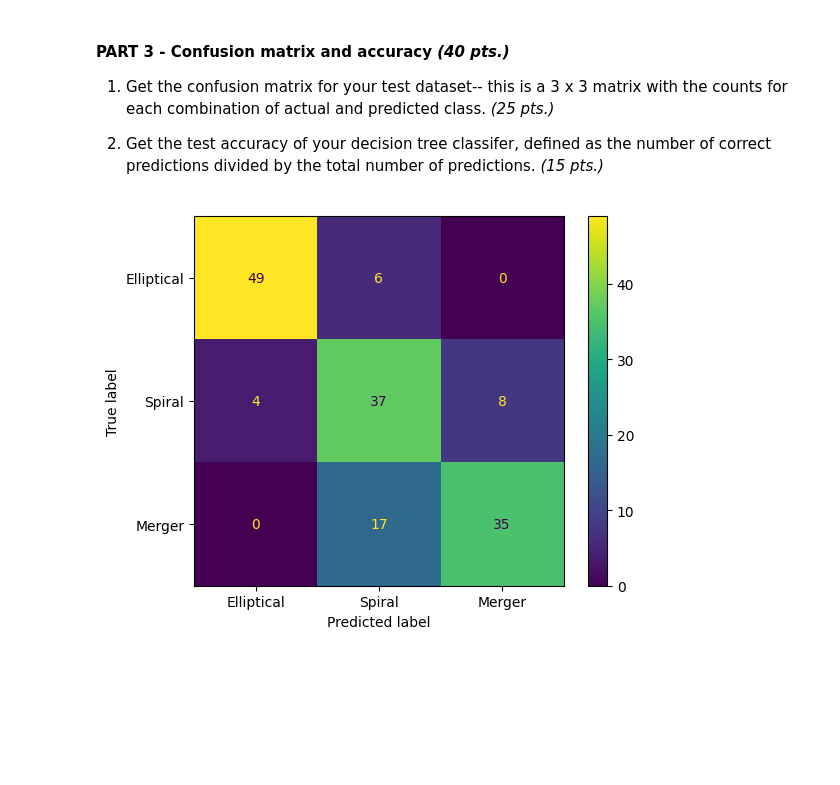
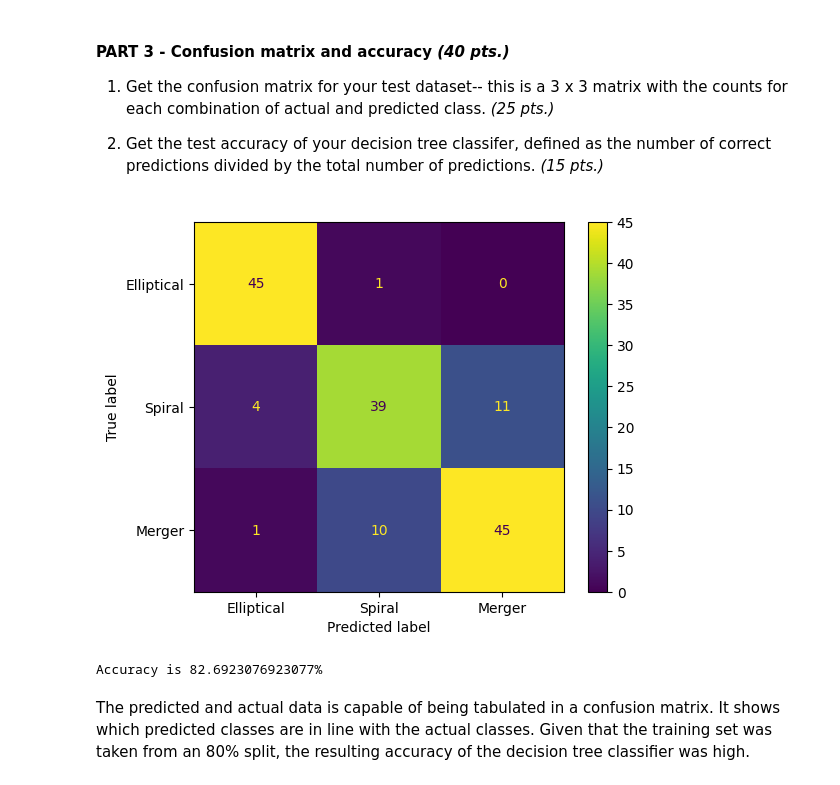
Before and after one commit to Damalius/Applied-Physics-157, a Jupyter notebook: Estacio_lab_assignment_A2.ipynb, the cells around one changed output. Saved outputs shown, nothing was run; the diff lists cells and outputs as text; code cells hidden in the pictures; blank space fills up the shorter version.

```diff
--- a/Estacio_lab_assignment_A2.ipynb
+++ b/Estacio_lab_assignment_A2.ipynb
@@ -183,15 +187,12 @@ from sklearn.model_selection import train_test_split
 from sklearn.tree import DecisionTreeClassifier
 
 def predict_class(data):
-  features_train, features_test, targets_train, targets_test = train_test_split(features, targets, train_size = 0.8, test_size = 0.2
-                                                      , random_state = 42
-                                                      )
-
+  features_train, features_test, targets_train, targets_test = train_test_split(features, targets, train_size = 0.8, test_size = 0.2)
+  # Splitting of features into training and test
   clf = DecisionTreeClassifier()
   clf = clf.fit(features_train, targets_train)
   targets_predict = pd.DataFrame(clf.predict(features_test))
+  # Prediction of targets from test features
   return targets_predict, targets_test
 
 predicted_class, actual_class = predict_class(data)
-actual_class.reset_index(inplace = False)
-print(actual_class)
@@ -217,10 +207,16 @@ Name: class, Length: 156, dtype: object
 # %%
 from sklearn import metrics
 import matplotlib.pyplot as plt
 
-confusion_matrix = metrics.confusion_matrix(actual_class, predicted_class)
-cm_display = metrics.ConfusionMatrixDisplay(confusion_matrix = confusion_matrix, display_labels = ["Elliptical", "Spiral", "Merger"])
+cmatrix = metrics.confusion_matrix(actual_class, predicted_class)
+cm_display = metrics.ConfusionMatrixDisplay(confusion_matrix = cmatrix, display_labels = ["Elliptical", "Spiral", "Merger"])
 cm_display.plot()
 plt.show()
+# Creating and plotting of confusion matrix
+print("Accuracy is " + str(((cmatrix[0][0] + cmatrix[1][1] + cmatrix[2][2])/np.sum(cmatrix))*100) + "%")
+# Percent accuracy
 # %% [output]
-[figure, old version]
+[figure, new version]
+Accuracy is 82.6923076923077%
+# %% [markdown]
+The predicted and actual data is capable of being tabulated in a confusion matrix. It shows which predicted classes are in line with the actual classes. Given that the training set was taken from an 80% split, the resulting accuracy of the decision tree classifier was high.
```
Also changed, not shown: parts of 5 cells of this notebook.
